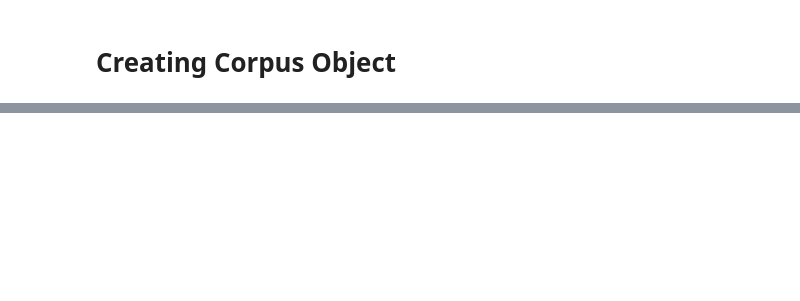
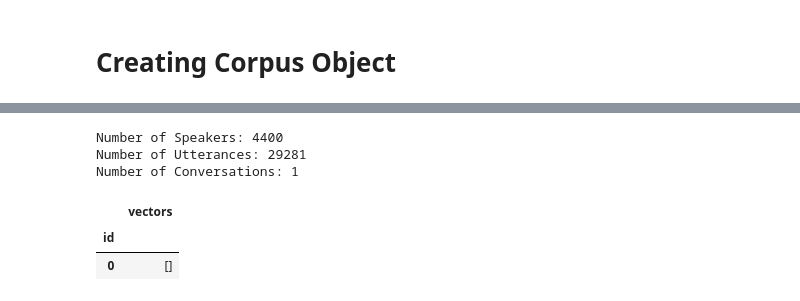
Before and after one commit to mishkin101/ConvoKit_Disputes, a Jupyter notebook: src/corpus_converter.ipynb, the cells around one changed output, grey strips where cells are left out. Saved outputs shown, nothing was run; the diff lists cells and outputs as text; code cells hidden in the pictures; blank space fills up the shorter version.

```diff
--- a/src/corpus_converter.ipynb
+++ b/src/corpus_converter.ipynb
@@ -81,0 +120,12 @@ test_corp= corp.corpusBuilder(final_data)
+# %%
+test_corp.print_summary_stats()
+# %% [output]
+Number of Speakers: 4400
+Number of Utterances: 29281
+Number of Conversations: 1
+# %%
+test_corp.get_conversations_dataframe()
+# %% [output]
+|  | vectors |
+| id |  |
+| 0 | [] |
```
Also changed, not shown: parts of 4 cells of this notebook, 1 other file.
